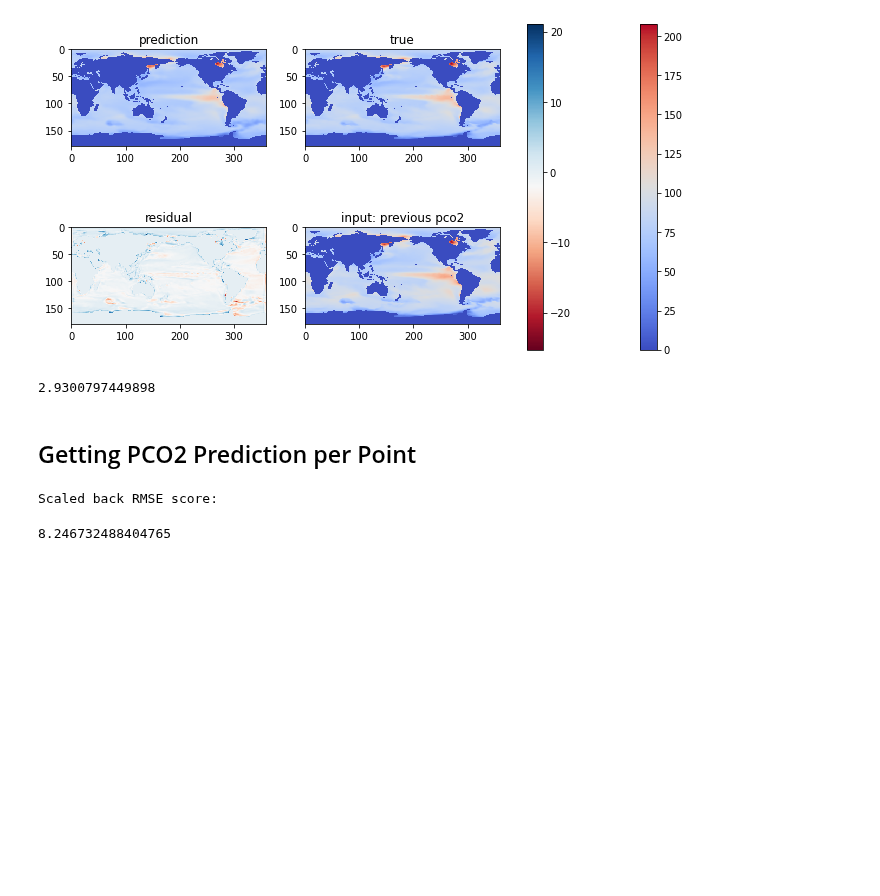
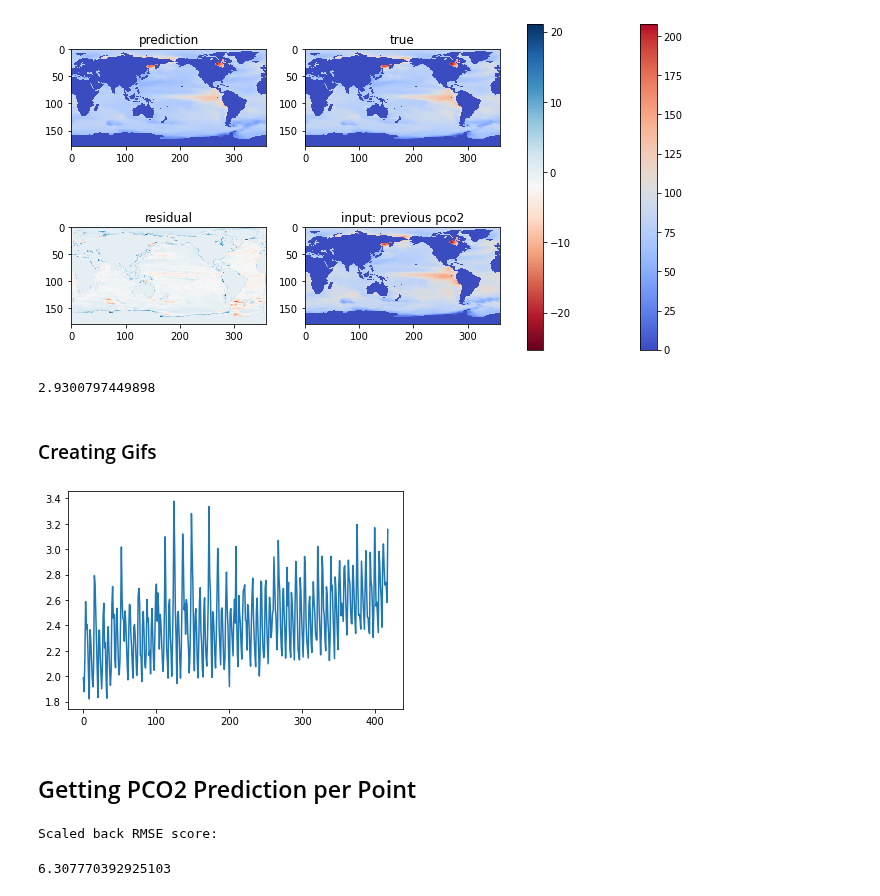
Before and after one commit to sk981102/ocean_co2, a Jupyter notebook: notebooks/cnn_lstm_base.ipynb, the cells around one changed output. Drawn from its saved outputs; the diff is of its cells as text; code cells hidden in the pictures; blank space fills up the shorter version.

```diff
--- a/notebooks/cnn_lstm_base.ipynb
+++ b/notebooks/cnn_lstm_base.ipynb
@@ -208,3 +207,5 @@ plt.show()
 np.sqrt(np.mean((predicted_frames-y)**2))
 # %% [output]
 2.9300797449898
+# %% [markdown]
+### Creating Gifs
@@ -211,3 +252,14 @@ np.sqrt(np.mean((predicted_frames-y)**2))
+# %%
+rmses = []
+
+for i in range(418):
+    rmse = np.sqrt(np.mean((predicted_frames[i][1]-y[i][1])**2))
+    rmses.append(rmse)
+
+plt.plot(rmses)
+plt.savefig('../assets/nfp-overtime.png')
+# %% [output]
+[figure, added]
 # %% [markdown]
 ## Getting PCO2 Prediction per Point
 # %%
@@ -231,7 +283,7 @@ chl,mld,sss,sst,u10,fg_co2,xco2,icefrac,patm,pco2 = read_xarray(dir_name)
 y_true,y_pred=inverse_scale_image_nfp(predicted_frames,pco2.pCO2.data)
 # %%
 print("Scaled back RMSE score:")
-np.sqrt(np.mean(( y_true-y_pred)**2))
+np.sqrt(np.mean((y_true[:,:1]-y_pred[:,:1])**2))
 # %% [output]
 Scaled back RMSE score:
-8.246732488404765
+6.307770392925103
```
Also changed, not shown: parts of 9 cells of this notebook, 4 other files.
